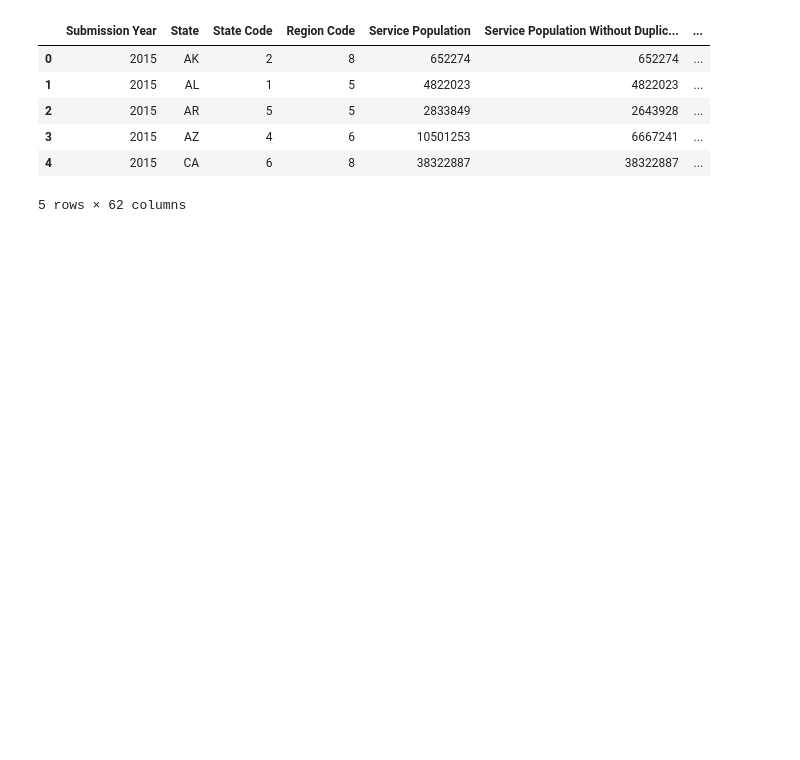
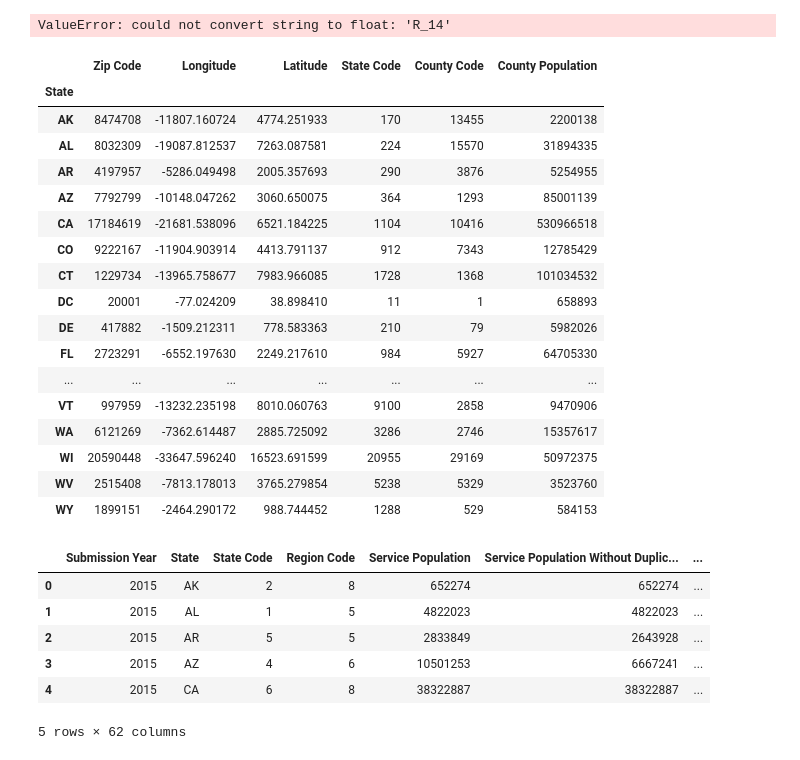
Before and after one commit to lauragabrielson/Libraries_Project, a Jupyter notebook: Libraries.ipynb, the cells around one changed output. Drawn from its saved outputs; the diff is of its cells as text; code cells hidden in the pictures; blank space fills up the shorter version.

```diff
--- a/Libraries.ipynb
+++ b/Libraries.ipynb
@@ -22,3 +142,30 @@ libraries_data.head()
+# %%
+# df['DataFrame Column'] = df['DataFrame Column'].astype(float)
+libraries_final["total_staff"] = libraries_final["total_staff"].astype(float)
+# %% [output]
+ValueError: could not convert string to float: 'R_14'
+# %%
+libraries_state = libraries_data.groupby('State')
+libraries_state.sum()
+# %% [output]
+|  | Zip Code | Longitude | Latitude | State Code | County Code | County Population |
+| State |  |  |  |  |  |  |
+| AK | 8474708 | -11807.160724 | 4774.251933 | 170 | 13455 | 2200138 |
+| AL | 8032309 | -19087.812537 | 7263.087581 | 224 | 15570 | 31894335 |
+| AR | 4197957 | -5286.049498 | 2005.357693 | 290 | 3876 | 5254955 |
+| AZ | 7792799 | -10148.047262 | 3060.650075 | 364 | 1293 | 85001139 |
+| CA | 17184619 | -21681.538096 | 6521.184225 | 1104 | 10416 | 530966518 |
+| CO | 9222167 | -11904.903914 | 4413.791137 | 912 | 7343 | 12785429 |
+| CT | 1229734 | -13965.758677 | 7983.966085 | 1728 | 1368 | 101034532 |
+| DC | 20001 | -77.024209 | 38.898410 | 11 | 1 | 658893 |
+| DE | 417882 | -1509.212311 | 778.583363 | 210 | 79 | 5982026 |
+| FL | 2723291 | -6552.197630 | 2249.217610 | 984 | 5927 | 64705330 |
+| ... | ... | ... | ... | ... | ... | ... |
+| VT | 997959 | -13232.235198 | 8010.060763 | 9100 | 2858 | 9470906 |
+| WA | 6121269 | -7362.614487 | 2885.725092 | 3286 | 2746 | 15357617 |
+| WI | 20590448 | -33647.596240 | 16523.691599 | 20955 | 29169 | 50972375 |
+| WV | 2515408 | -7813.178013 | 3765.279854 | 5238 | 5329 | 3523760 |
+| WY | 1899151 | -2464.290172 | 988.744452 | 1288 | 529 | 584153 |
 # %%
 state_data.head()
 # %% [output]
```
Also changed, not shown: parts of 10 cells of this notebook.
